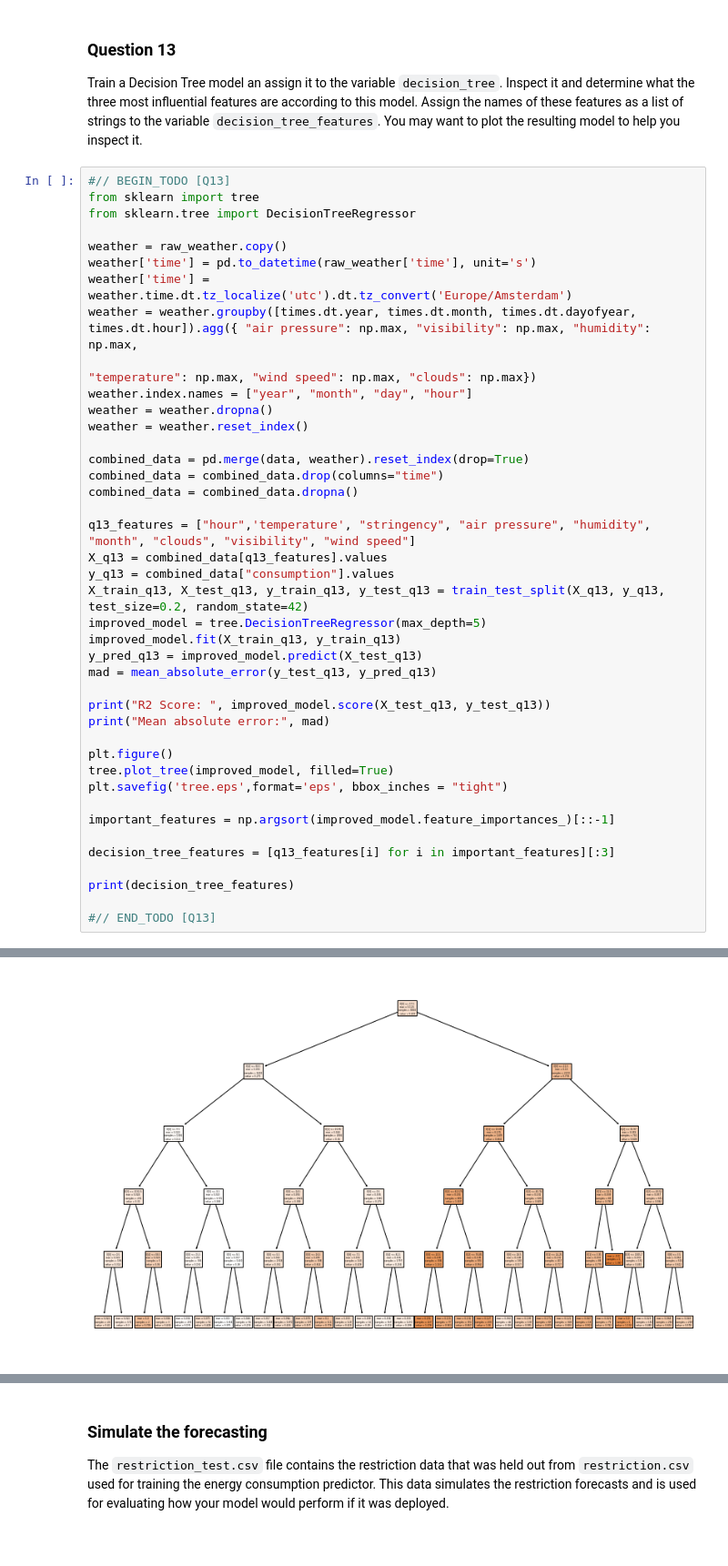
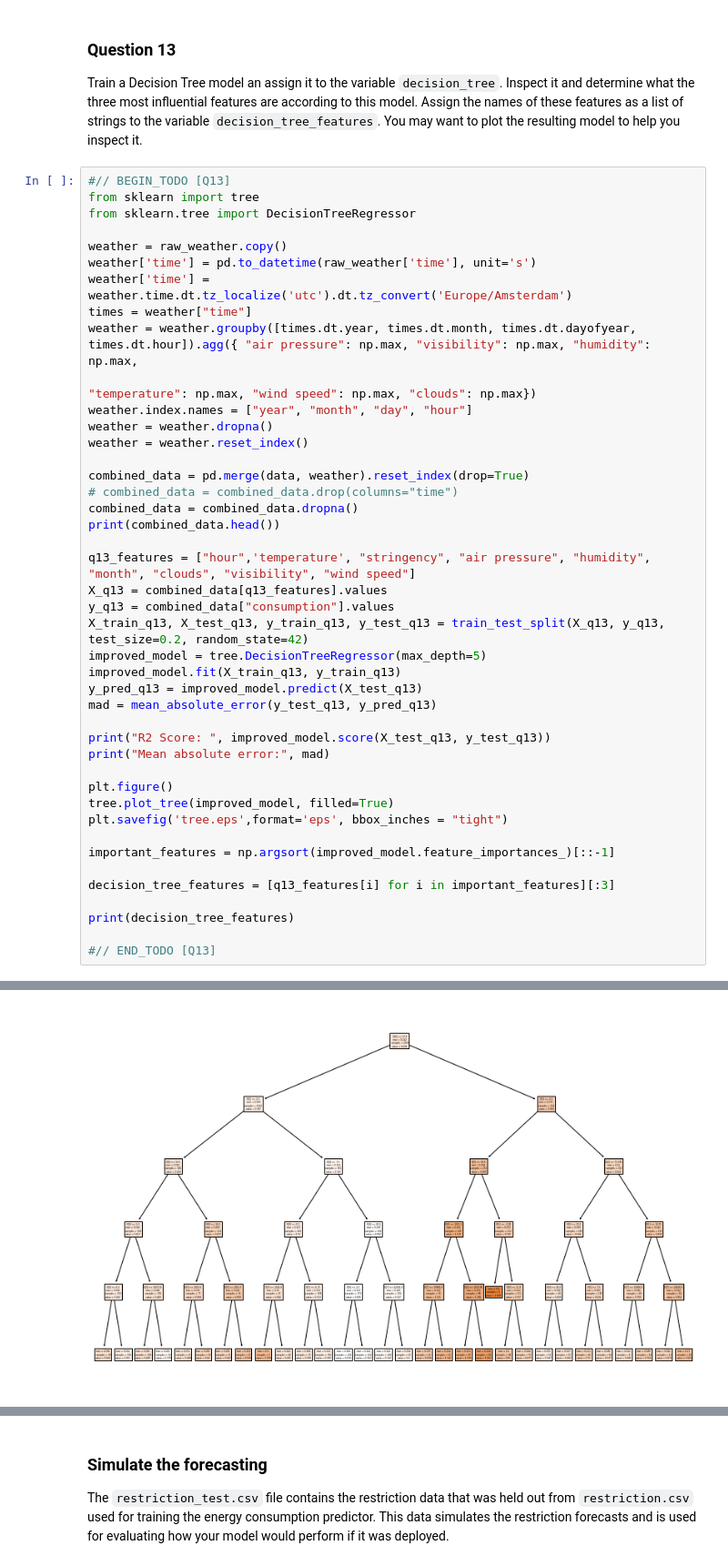
Before and after one commit to PanosBn/IoTGroup9, a Jupyter notebook: assignment-final.ipynb, the cells around one changed output, grey strips where cells are left out. Shown at 91% size. Saved outputs shown, nothing was run; the diff lists cells and outputs as text.

```diff
--- a/assignment-final.ipynb
+++ b/assignment-final.ipynb
@@ -1047,6 +1048,7 @@ from sklearn.tree import DecisionTreeRegressor
 weather = raw_weather.copy()
 weather['time'] = pd.to_datetime(raw_weather['time'], unit='s')
 weather['time'] = weather.time.dt.tz_localize('utc').dt.tz_convert('Europe/Amsterdam')
+times = weather["time"]
 weather = weather.groupby([times.dt.year, times.dt.month, times.dt.dayofyear, times.dt.hour]).agg({ "air pressure": np.max, "visibility": np.max, "humidity": np.max,
                                                                                                   "temperature": np.max, "wind speed": np.max, "clouds": np.max})
 weather.index.names = ["year", "month", "day", "hour"]
@@ -1054,8 +1056,9 @@ weather = weather.dropna()
 weather = weather.reset_index()
 
 combined_data = pd.merge(data, weather).reset_index(drop=True)
-combined_data = combined_data.drop(columns="time")
+# combined_data = combined_data.drop(columns="time")
 combined_data = combined_data.dropna()
+print(combined_data.head())
 
 q13_features = ["hour",'temperature', "stringency", "air pressure", "humidity", "month", "clouds", "visibility", "wind speed"]
 X_q13 = combined_data[q13_features].values
@@ -1087,4 +1104,4 @@ Mean absolute error: 0.15546027265317916
-[figure, old version]
+[figure, new version]
 # %%
 combined_data.shape
 # %% [output]
```
Also changed, not shown: parts of 8 cells of this notebook.
